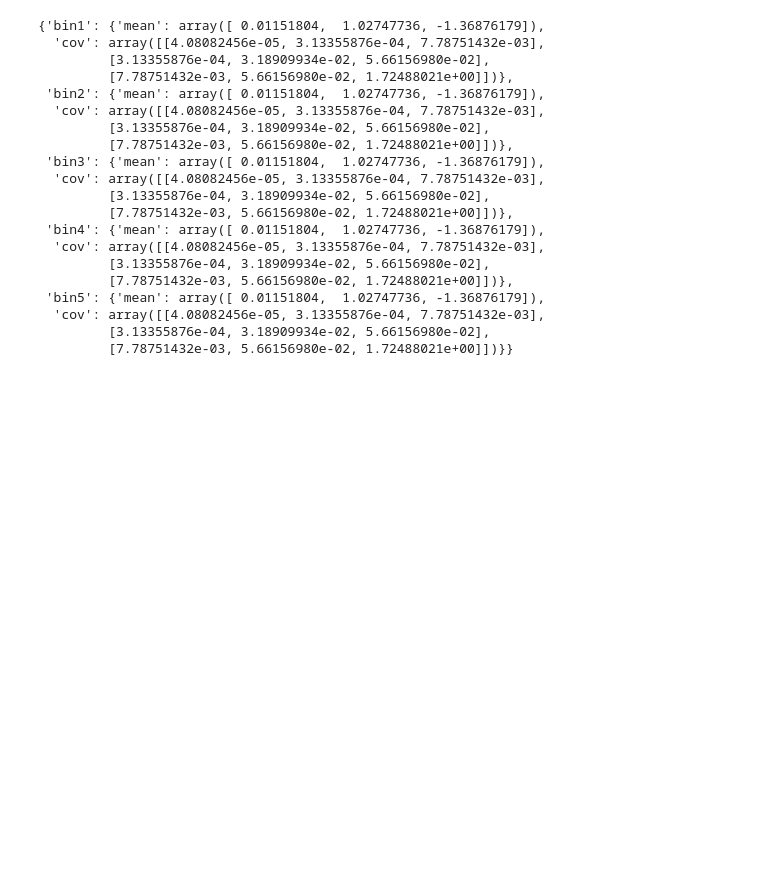
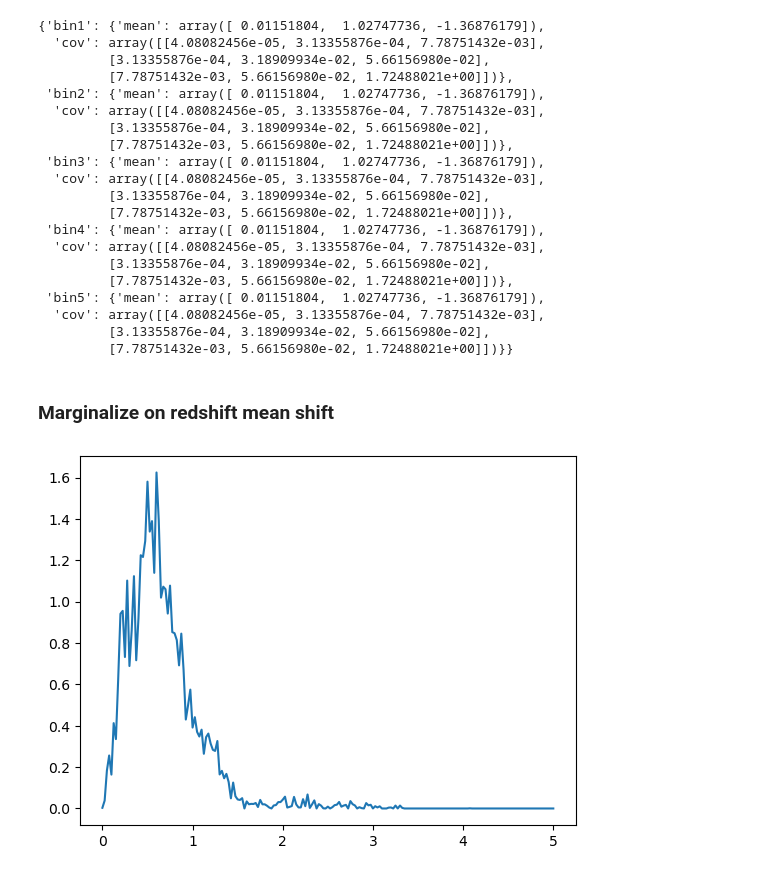
Before and after one commit to sachaguer/UNIONS_forward_model, a Jupyter notebook: notebooks/psf_systematic_map.ipynb, the cells around one changed output. Saved outputs shown, nothing was run; the diff lists cells and outputs as text; code cells hidden in the pictures; blank space fills up the shorter version.

```diff
--- a/notebooks/psf_systematic_map.ipynb
+++ b/notebooks/psf_systematic_map.ipynb
@@ -130,3 +130,17 @@ prior
   'cov': array([[4.08082456e-05, 3.13355876e-04, 7.78751432e-03],
          [3.13355876e-04, 3.18909934e-02, 5.66156980e-02],
          [7.78751432e-03, 5.66156980e-02, 1.72488021e+00]])}}
+# %% [markdown]
+###  Marginalize on redshift mean shift
+# %%
+redshift_distr = np.loadtxt('/n17data/mkilbing/astro/data/CFIS/v1.0/nz/dndz_SP_A.txt')
+# %%
+z, dndz = redshift_distr[:, 0], redshift_distr[:, 1]
+
+plt.figure()
+
+plt.plot(z, dndz)
+
+plt.show()
+# %% [output]
+[figure, added]
```
Also changed, not shown: parts of 4 cells of this notebook, 5 other files.
